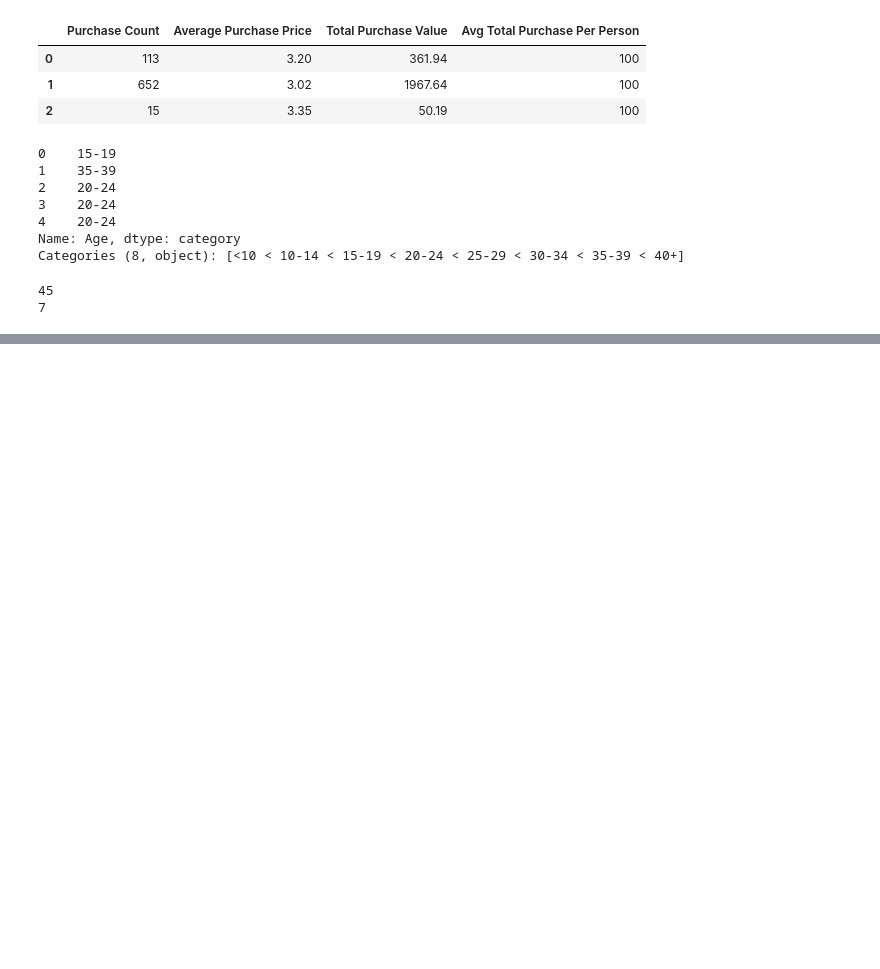
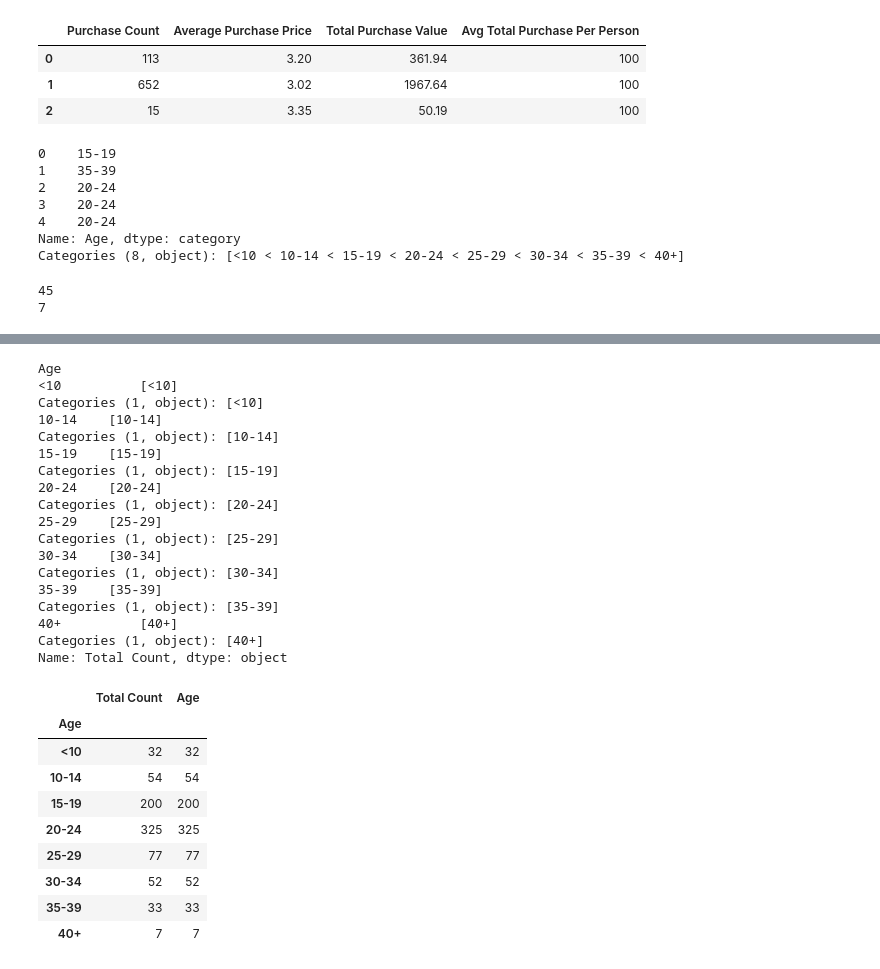
Before and after one commit to EmmaLimoli/pandas-challenge, a Jupyter notebook: HeroesOfPymoli/Pymoli Homework .ipynb, the cells around one changed output, grey strips where cells are left out. Drawn from its saved outputs; the diff is of its cells as text; code cells hidden in the pictures; blank space fills up the shorter version.

```diff
--- a/HeroesOfPymoli/Pymoli Homework .ipynb
+++ b/HeroesOfPymoli/Pymoli Homework .ipynb
@@ -306,2 +318,36 @@ print(purchase_data_df["Age"].min())
 # %%
 #summary table of total count, percentage of players by age
+# %%
+#purchase count 576,
+age_group = purchase_data_df.groupby("Age")
+print(age_group["Total Count"].unique())
+age_group[["Total Count", "Age"]].count()
+# %% [output]
+Age
+<10          [<10]
+Categories (1, object): [<10]
+10-14    [10-14]
+Categories (1, object): [10-14]
+15-19    [15-19]
+Categories (1, object): [15-19]
+20-24    [20-24]
+Categories (1, object): [20-24]
+25-29    [25-29]
+Categories (1, object): [25-29]
+30-34    [30-34]
+Categories (1, object): [30-34]
+35-39    [35-39]
+Categories (1, object): [35-39]
+40+          [40+]
+Categories (1, object): [40+]
+Name: Total Count, dtype: object
+|  | Total Count | Age |
+| Age |  |  |
+| <10 | 32 | 32 |
+| 10-14 | 54 | 54 |
+| 15-19 | 200 | 200 |
+| 20-24 | 325 | 325 |
+| 25-29 | 77 | 77 |
+| 30-34 | 52 | 52 |
+| 35-39 | 33 | 33 |
+| 40+ | 7 | 7 |
```
Also changed, not shown: parts of 7 cells of this notebook.
